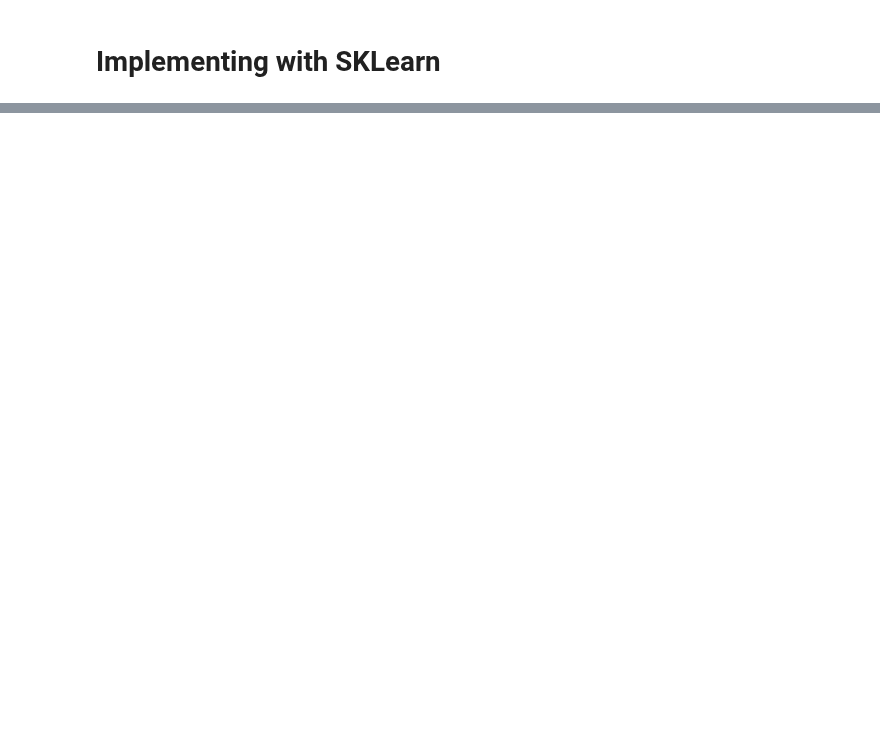
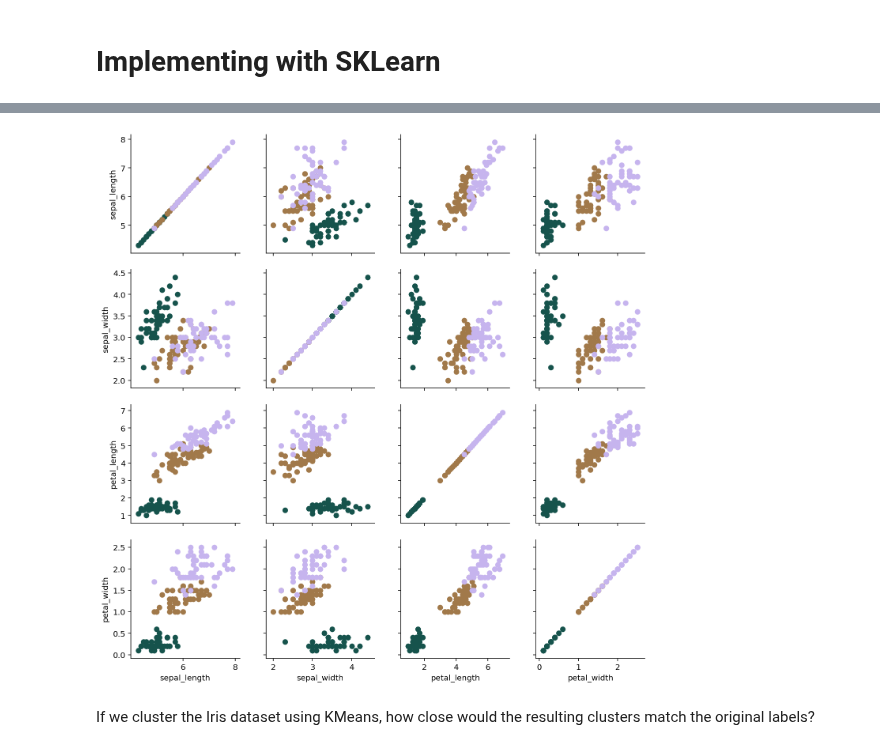
Before and after one commit to ChristopherDaigle/Udacity, a Jupyter notebook: IntroductionToMachineLearningProgram/Part4_UnsupervisedLearning/Gaussian Mixture Models and Cluster Validation/Notes on Unsupervised Learning - Gaussian Mixture Models and Cluster Validation.ipynb, the cells around one changed output, grey strips where cells are left out. Cells and saved outputs as stored; diff of their text form; code cells hidden in the pictures; blank space fills up the shorter version.

```diff
--- a/IntroductionToMachineLearningProgram/Part4_UnsupervisedLearning/Gaussian Mixture Models and Cluster Validation/Notes on Unsupervised Learning - Gaussian Mixture Models and Cluster Validation.ipynb
+++ b/IntroductionToMachineLearningProgram/Part4_UnsupervisedLearning/Gaussian Mixture Models and Cluster Validation/Notes on Unsupervised Learning - Gaussian Mixture Models and Cluster Validation.ipynb
@@ -91,0 +211,3 @@ Video: https://www.youtube.com/watch?v=lLt9H6RFO6A
+# %%
+iris = sns.load_dataset('iris')
+iris.head()
@@ -91,0 +227,12 @@ Video: https://www.youtube.com/watch?v=lLt9H6RFO6A
+# %%
+var = ['sepal_length','sepal_width','petal_length','petal_width']
+g = sns.PairGrid(iris,
+                 hue='species',
+                 palette=sns.color_palette('cubehelix', 3),
+                vars=var)
+g.map(plt.scatter)
+plt.show()
+# %% [output]
+[figure, added]
+# %% [markdown]
+If we cluster the Iris dataset using KMeans, how close would the resulting clusters match the original labels?
```
Also changed, not shown: parts of 28 cells of this notebook, 11 other files.
